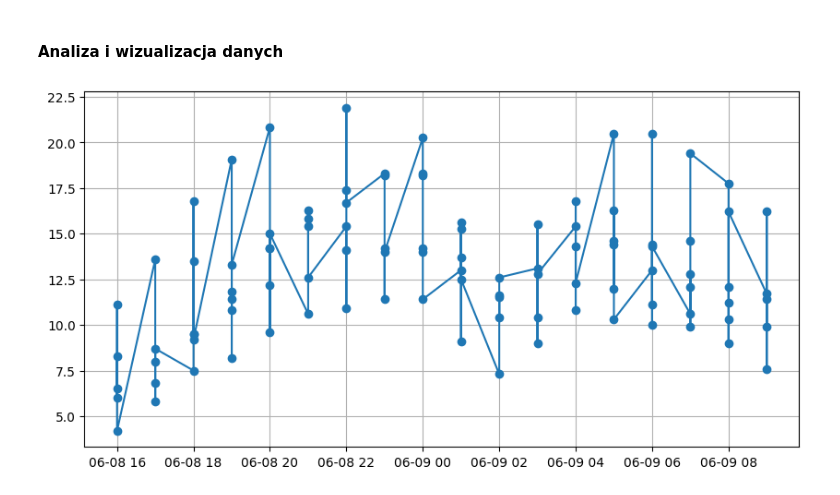
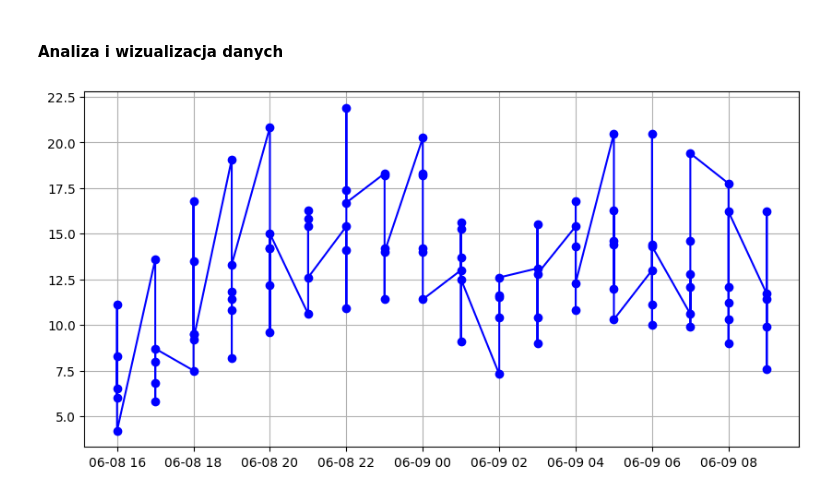
Before and after one commit to jgrynczewski/ds27942924_zrodla_danych, a Jupyter notebook: 03_api/zadanie3.ipynb, the cells around one changed output. Cells and saved outputs as stored; diff of their text form; code cells hidden in the pictures.

```diff
--- a/03_api/zadanie3.ipynb
+++ b/03_api/zadanie3.ipynb
@@ -61,9 +61,9 @@ pm25_levels
 # %%
 import matplotlib.pyplot as plt
 
 plt.figure(figsize=(10, 5))
-plt.plot(date, pm25_levels, marker='o', linestyle='-')
+plt.plot(date, pm25_levels, marker='o', linestyle='-', color='b')
 plt.grid()
 plt.show()
 # %% [output]
-[figure, old version]
+[figure, new version]
```
Also changed, not shown: 4 other files.
